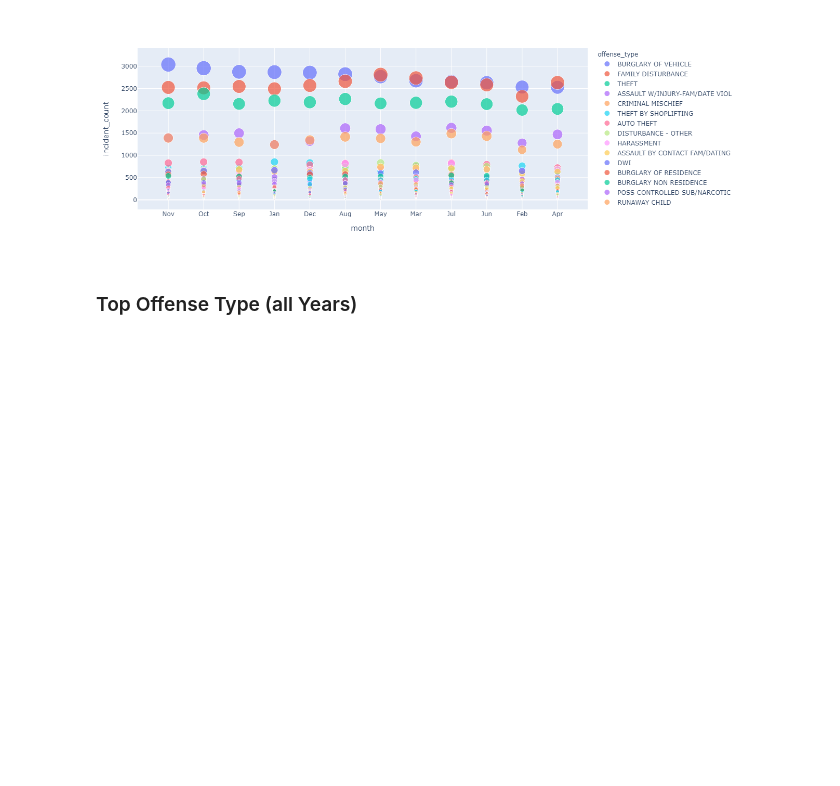
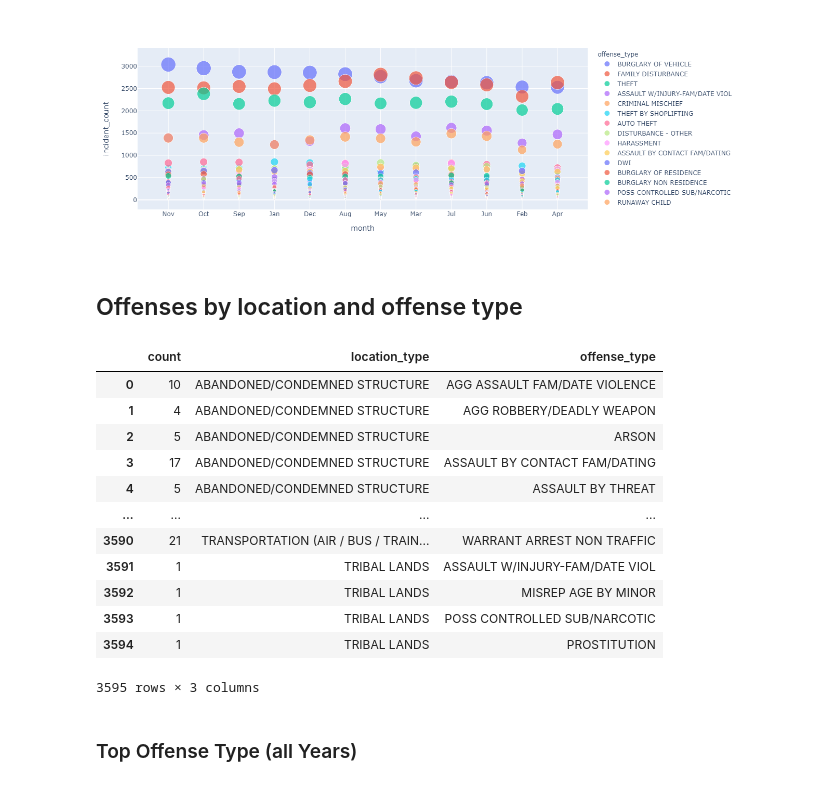
Before and after one commit to DonnieData/austin_crime_EDA, a Jupyter notebook: crime_data_EDA.ipynb, the cells around one changed output. Cells and saved outputs as stored; diff of their text form; code cells hidden in the pictures; blank space fills up the shorter version.

```diff
--- a/crime_data_EDA.ipynb
+++ b/crime_data_EDA.ipynb
@@ -98,3 +141,32 @@ fig = px.scatter(offense_type_month, x='month', y='incident_count', color='offen
 fig.show()
 # %% [output]
 [figure]
+# %% [markdown]
+## Offenses by location and offense type
+# %%
+offense_by_type_loc = db_frame('''SELECT COUNT(*),
+                            lo.location_type,
+                            of.offense_type
+                            FROM crime_incidents as cr
+                            LEFT JOIN incident_location as lo
+                            ON (cr.location_code = lo.location_code)
+                            LEFT JOIN offense_type as of
+                            ON (cr.offense_code = of.offense_code)
+                            GROUP BY lo.location_type, of.offense_type
+                            ;''')
+# %%
+offense_by_type_loc
+# %% [output]
+|  | count | location_type | offense_type |
+| 0 | 10 | ABANDONED/CONDEMNED STRUCTURE | AGG ASSAULT FAM/DATE VIOLENCE |
+| 1 | 4 | ABANDONED/CONDEMNED STRUCTURE | AGG ROBBERY/DEADLY WEAPON |
+| 2 | 5 | ABANDONED/CONDEMNED STRUCTURE | ARSON |
+| 3 | 17 | ABANDONED/CONDEMNED STRUCTURE | ASSAULT BY CONTACT FAM/DATING |
+| 4 | 5 | ABANDONED/CONDEMNED STRUCTURE | ASSAULT BY THREAT |
+| ... | ... | ... | ... |
+| 3590 | 21 | TRANSPORTATION (AIR / BUS / TRAIN... | WARRANT ARREST NON TRAFFIC |
+| 3591 | 1 | TRIBAL LANDS | ASSAULT W/INJURY-FAM/DATE VIOL |
+| 3592 | 1 | TRIBAL LANDS | MISREP AGE BY MINOR |
+| 3593 | 1 | TRIBAL LANDS | POSS CONTROLLED SUB/NARCOTIC |
+| 3594 | 1 | TRIBAL LANDS | PROSTITUTION |
+3595 rows × 3 columns
```
Also changed, not shown: parts of 9 cells of this notebook, 10 other files.
